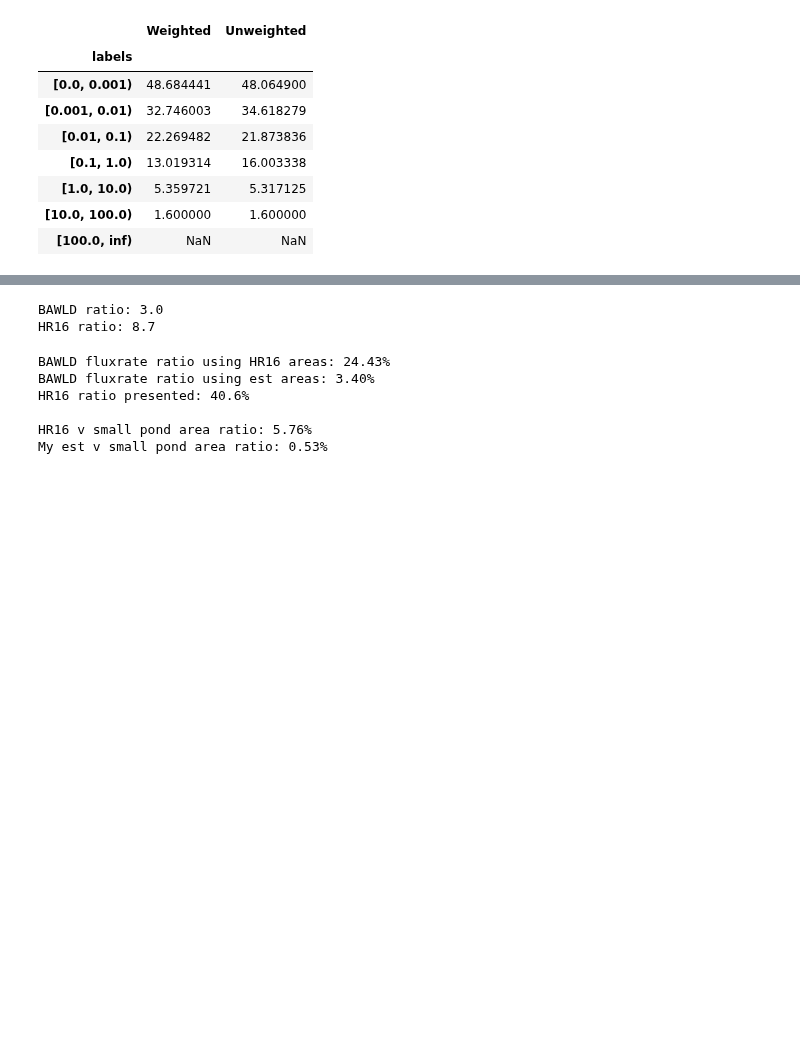
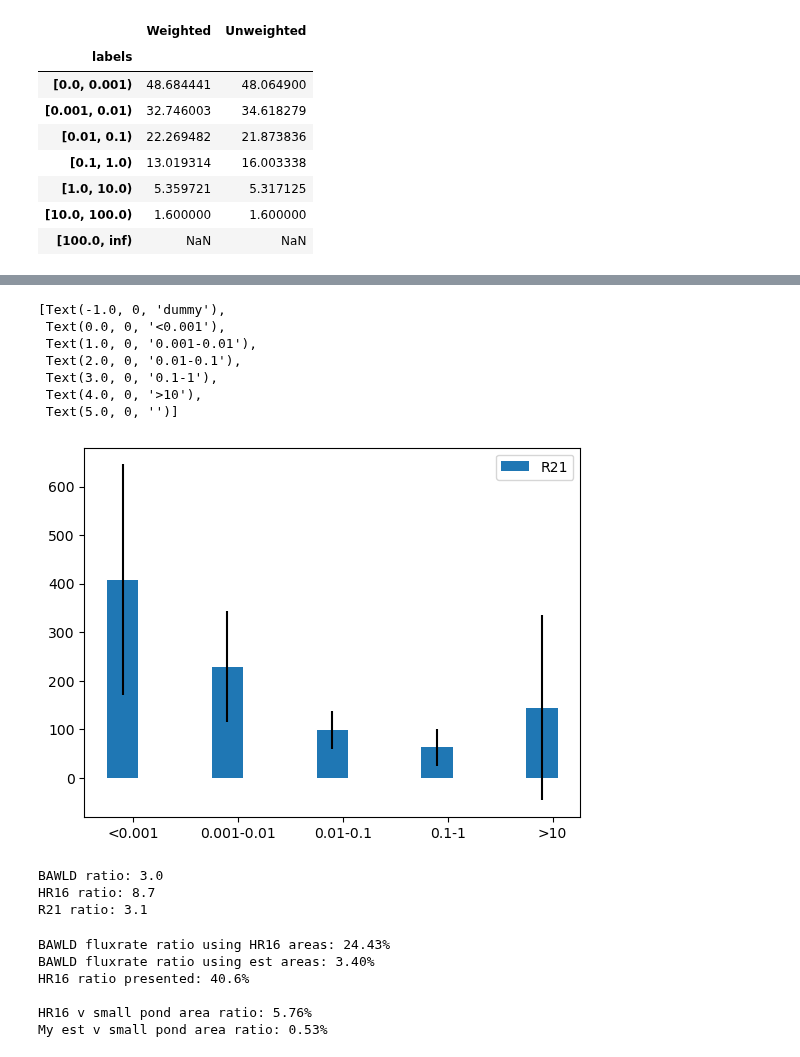
Before and after one commit to ekcomputer/lake-area, a Jupyter notebook: baseline_estimates.ipynb, the cells around one changed output, grey strips where cells are left out. Cells and saved outputs as stored; diff of their text form; code cells hidden in the pictures; blank space fills up the shorter version.

```diff
--- a/baseline_estimates.ipynb
+++ b/baseline_estimates.ipynb
@@ -217,3 +221,17 @@ plt.show()
+# %%
+## Repeat for R21 (much higher values)
+plt.bar(x=np.arange(len(r21_means_de))-offset, width=barWidth, height=r21_means_de, alpha=1, label='R21', yerr=r21_sem_de)
+plt.legend()
+plt.gca().set_xticklabels(labels[:-3]+['>10']) # =hr16_means_d.index
+# %% [output]
+[Text(-1.0, 0, 'dummy'),
+ Text(0.0, 0, '<0.001'),
+ Text(1.0, 0, '0.001-0.01'),
+ Text(2.0, 0, '0.01-0.1'),
+ Text(3.0, 0, '0.1-1'),
+ Text(4.0, 0, '>10'),
+ Text(5.0, 0, '')]
+[figure, added]
 # %%
 ## Figure out ratio of first bin avg to rest
 
@@ -226,11 +244,14 @@ hr16_ratio = hr16_means_d_drop[0] / hr16_means_d_drop[1:].mean()
 
 hr16_ratio_rep = hr16_means_d[0] / hr16_means_d[1:].mean()
 
-print(f'BAWLD ratio: {b_ratio:0.2}\nHR16 ratio: {hr16_ratio:0.2}')
+r21_ratio = r21_means_de[0] / r21_means_de[1:].mean() # Note, they use fewer bins than others and include E, which tends to make the curve flatter
+
+print(f'BAWLD ratio: {b_ratio:0.2}\nHR16 ratio: {hr16_ratio:0.2}\nR21 ratio: {r21_ratio:0.2}')
 # print(f'Replicate HR16 stat: {hr16_ratio_rep:0.2%}')
 # %% [output]
 BAWLD ratio: 3.0
 HR16 ratio: 8.7
+R21 ratio: 3.1
 # %%
 ## V2: Figure out very small pond contrib to total flux for direct comparison w HR16
 
```
Also changed, not shown: parts of 1 cell of this notebook.
